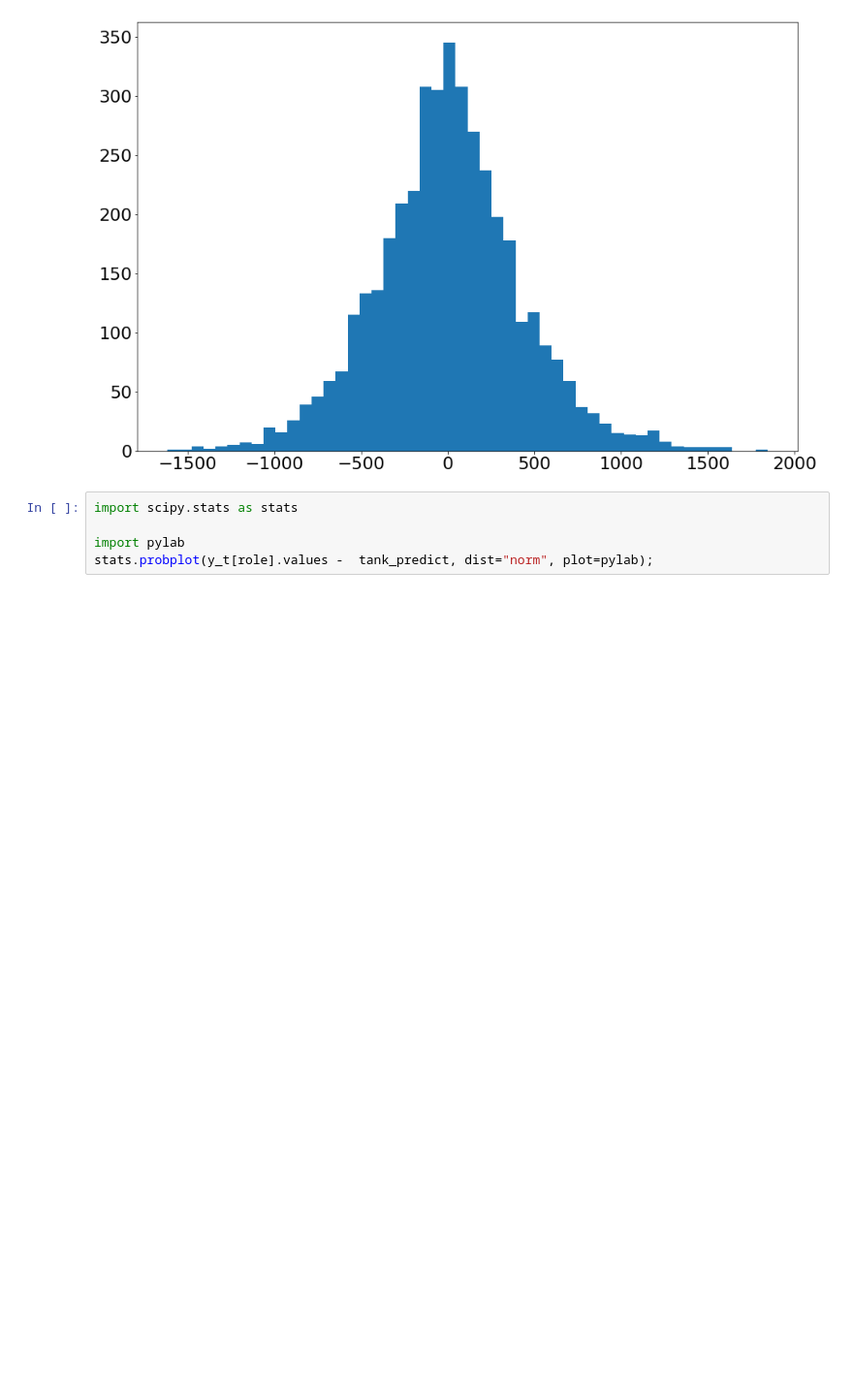
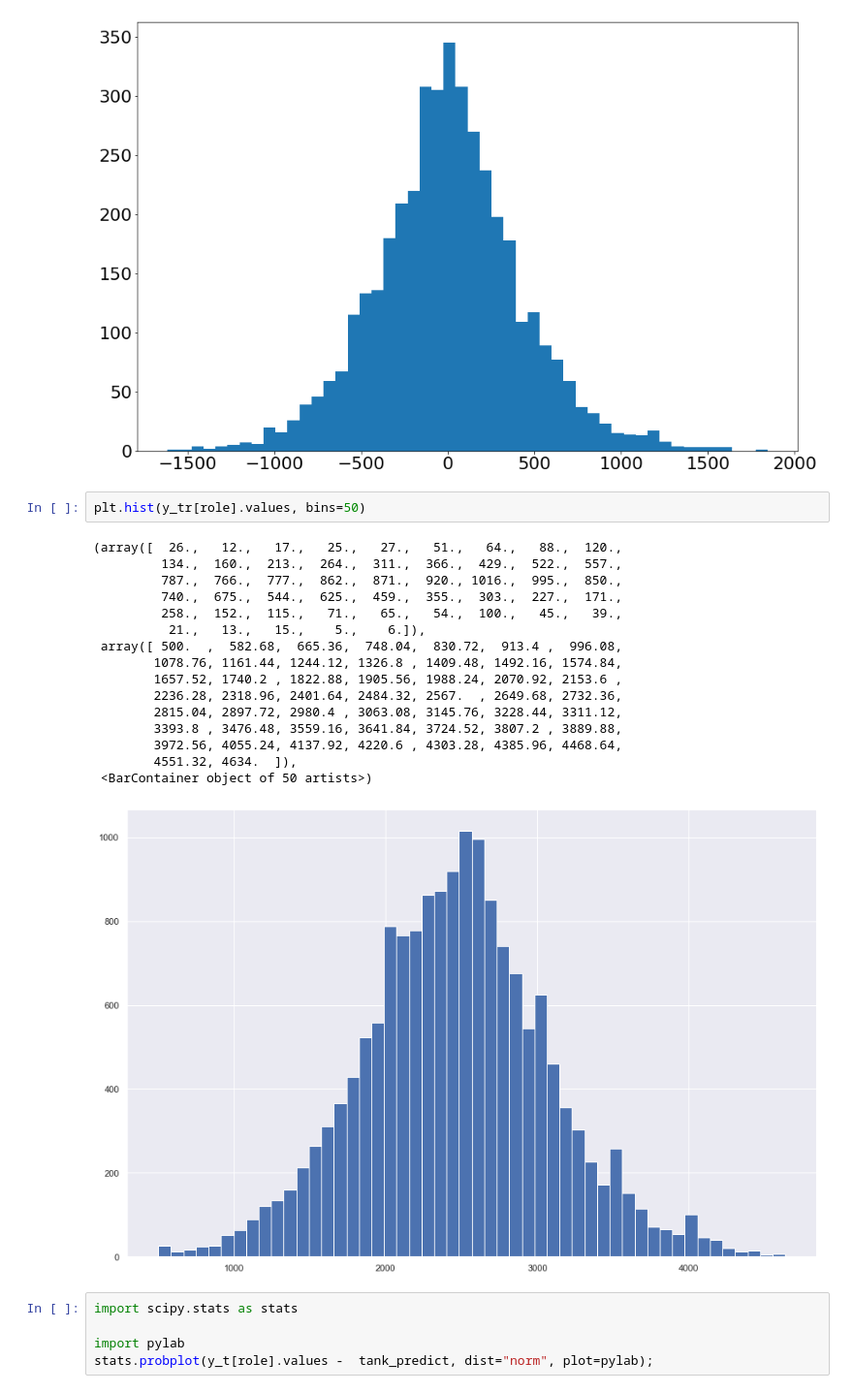
Before and after one commit to hachiyuki8/ow-stats-analysis, a Jupyter notebook: imputation.ipynb, the cells around one changed output. Shown at 97% size. Saved outputs shown, nothing was run; the diff lists cells and outputs as text; blank space fills up the shorter version.

```diff
--- a/imputation.ipynb
+++ b/imputation.ipynb
@@ -224,6 +238,25 @@ Text(0.5, 1.0, 'Tank, CV GB')
 plt.hist(y_t[role].values -  tank_predict, bins=50);
 # %% [output]
 [figure]
+# %%
+plt.hist(y_tr[role].values, bins=50)
+# %% [output]
+(array([  26.,   12.,   17.,   25.,   27.,   51.,   64.,   88.,  120.,
+         134.,  160.,  213.,  264.,  311.,  366.,  429.,  522.,  557.,
+         787.,  766.,  777.,  862.,  871.,  920., 1016.,  995.,  850.,
+         740.,  675.,  544.,  625.,  459.,  355.,  303.,  227.,  171.,
+         258.,  152.,  115.,   71.,   65.,   54.,  100.,   45.,   39.,
+          21.,   13.,   15.,    5.,    6.]),
+ array([ 500.  ,  582.68,  665.36,  748.04,  830.72,  913.4 ,  996.08,
+        1078.76, 1161.44, 1244.12, 1326.8 , 1409.48, 1492.16, 1574.84,
+        1657.52, 1740.2 , 1822.88, 1905.56, 1988.24, 2070.92, 2153.6 ,
+        2236.28, 2318.96, 2401.64, 2484.32, 2567.  , 2649.68, 2732.36,
+        2815.04, 2897.72, 2980.4 , 3063.08, 3145.76, 3228.44, 3311.12,
+        3393.8 , 3476.48, 3559.16, 3641.84, 3724.52, 3807.2 , 3889.88,
+        3972.56, 4055.24, 4137.92, 4220.6 , 4303.28, 4385.96, 4468.64,
+        4551.32, 4634.  ]),
+ <BarContainer object of 50 artists>)
+[figure, added]
 # %%
 import scipy.stats as stats
 
```
Also changed, not shown: parts of 80 cells of this notebook.
